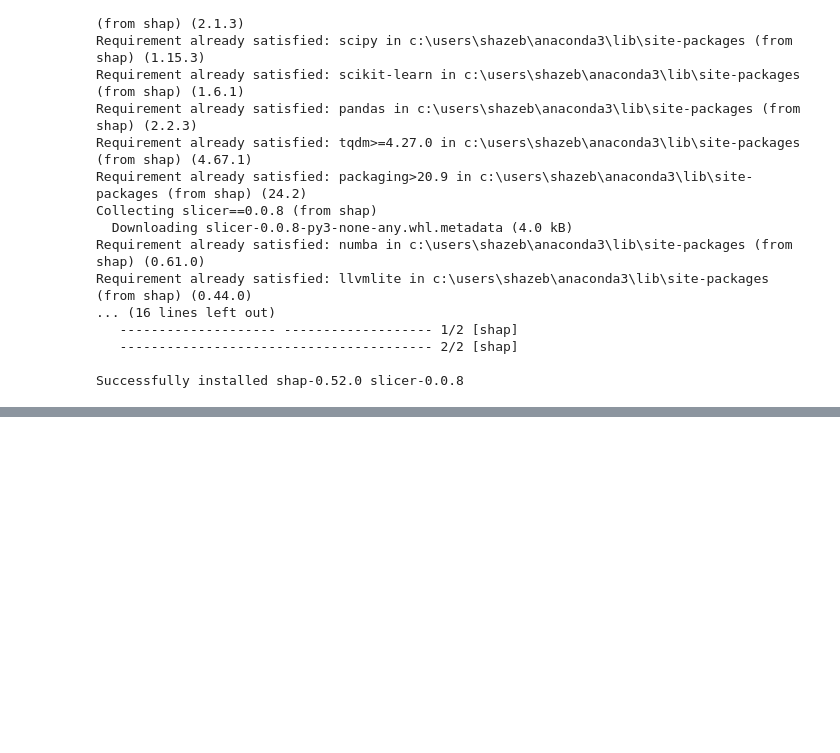
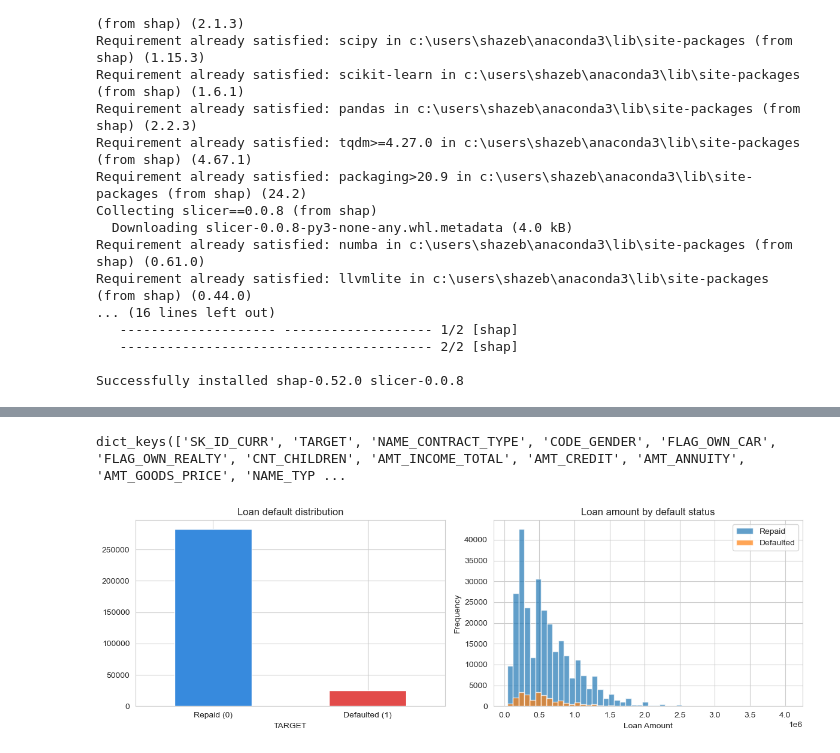
Before and after one commit to ZebX99/HomeLoanProject, a Jupyter notebook: HomeLoanProject.ipynb, the cells around one changed output, grey strips where cells are left out. Drawn from its saved outputs; the diff is of its cells as text; code cells hidden in the pictures; blank space fills up the shorter version.

```diff
--- a/HomeLoanProject.ipynb
+++ b/HomeLoanProject.ipynb
@@ -121,3 +121,21 @@ Requirement already satisfied: llvmlite in c:\users\shazeb\anaconda3\lib\site-pa
    ---------------------------------------- 2/2 [shap]
 
 Successfully installed shap-0.52.0 slicer-0.0.8
+# %%
+import pandas as pd
+import numpy as np
+import matplotlib.pyplot as plt
+import seaborn as sns
+from sklearn.model_selection import train_test_split
+from sklearn.linear_model import LogisticRegression
+from sklearn.ensemble import RandomForestClassifier
+from sklearn.metrics import roc_auc_score, classification_report
+from sklearn.preprocessing import LabelEncoder
+import warnings
+warnings.filterwarnings('ignore')
+
+# Set plot style
+sns.set_style('whitegrid')
+plt.rcParams['figure.figsize'] = (10, 6)
+# %%
+df = pd.read_csv("application_train.csv")
@@ -123,0 +192,45 @@ Successfully installed shap-0.52.0 slicer-0.0.8
+# %%
+print(column_dict.keys())
+# %% [output]
+dict_keys(['SK_ID_CURR', 'TARGET', 'NAME_CONTRACT_TYPE', 'CODE_GENDER', 'FLAG_OWN_CAR', 'FLAG_OWN_REALTY', 'CNT_CHILDREN', 'AMT_INCOME_TOTAL', 'AMT_CREDIT', 'AMT_ANNUITY', 'AMT_GOODS_PRICE', 'NAME_TYP ...
+# %%
+fig, axes = plt.subplots(1, 2, figsize=(12, 4))
+
+# Class distribution
+df['TARGET'].value_counts().sort_index().plot(
+    kind='bar',
+    ax=axes[0],
+    color=['#378ADD', '#E24B4A']
+)
+
+axes[0].set_title('Loan default distribution')
+axes[0].set_xticks([0, 1])
+axes[0].set_xticklabels(
+    ['Repaid (0)', 'Defaulted (1)'],
+    rotation=0
+)
+
+# Loan amount by default status
+axes[1].hist(
+    df[df['TARGET'] == 0]['AMT_CREDIT'],
+    bins=50,
+    alpha=0.7,
+    label='Repaid'
+)
+
+axes[1].hist(
+    df[df['TARGET'] == 1]['AMT_CREDIT'],
+    bins=50,
+    alpha=0.7,
+    label='Defaulted'
+)
+
+axes[1].set_title('Loan amount by default status')
+axes[1].set_xlabel('Loan Amount')
+axes[1].set_ylabel('Frequency')
+axes[1].legend()
+
+plt.tight_layout()
+plt.show()
+# %% [output]
+[figure, added]
```
Also changed, not shown: parts of 103 cells of this notebook.
